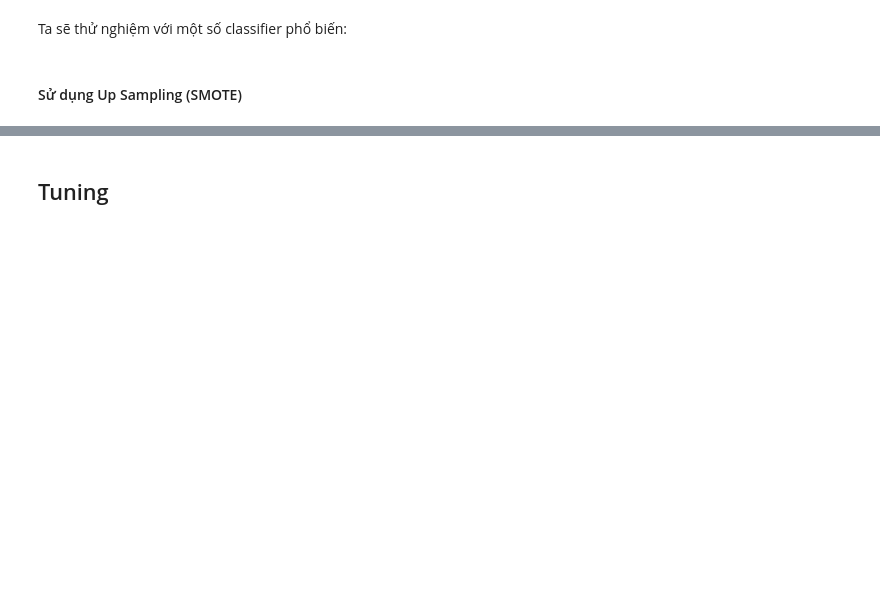
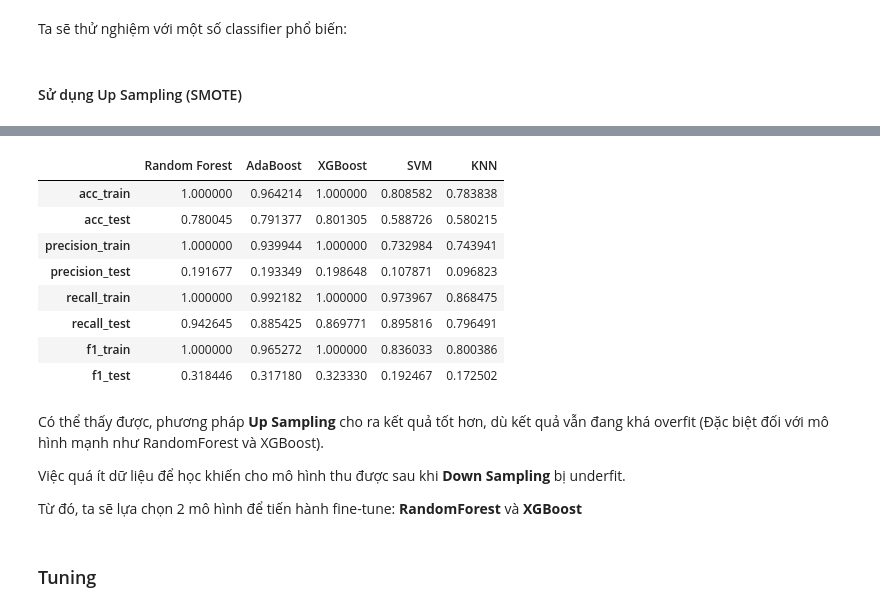
Before and after one commit to 2uanDM/FDC105_final, a Jupyter notebook: FDC105_final.ipynb, the cells around one changed output, grey strips where cells are left out. Saved outputs shown, nothing was run; the diff lists cells and outputs as text; code cells hidden in the pictures; blank space fills up the shorter version.

Commit message:
thêm phần tunning và giải thích chọn pre

```diff
--- a/FDC105_final.ipynb
+++ b/FDC105_final.ipynb
@@ -968,0 +906,11 @@ metric_df
+# %%
+metrics_result_DownSample = {}
+for classifier in classifiers.keys():
+  time_start = time.time()
+  print(f'Prediting by classifier: {classifiers[classifier]} ....')
+  acc_train, acc_val, pre_train, pre_val, re_train, re_val, f1_train, f1_val = \
+      score_model(classifier, RobustScaler, RandomUnderSampler, X_train, y_train)
+  print(f'Time consumed: {time.time() - time_start}')
+  if classifiers[classifier] not in metrics_result_DownSample:
+    metrics_result_DownSample[classifiers[classifier]] = [acc_train, acc_val, pre_train, pre_val, re_train, re_val, f1_train, f1_val]
+    print('-' * 20)
@@ -969,2 +933,21 @@ metric_df
+# %%
+metric_df = pd.DataFrame(metrics_result_DownSample,  index = ['acc_train', 'acc_test', 'precision_train', 'precision_test', 'recall_train', 'recall_test', 'f1_train', 'f1_test'])
+metric_df
+# %% [output]
+|  | Random Forest | AdaBoost | XGBoost | SVM | KNN |
+| acc_train | 1.000000 | 0.964214 | 1.000000 | 0.808582 | 0.783838 |
+| acc_test | 0.780045 | 0.791377 | 0.801305 | 0.588726 | 0.580215 |
+| precision_train | 1.000000 | 0.939944 | 1.000000 | 0.732984 | 0.743941 |
+| precision_test | 0.191677 | 0.193349 | 0.198648 | 0.107871 | 0.096823 |
+| recall_train | 1.000000 | 0.992182 | 1.000000 | 0.973967 | 0.868475 |
+| recall_test | 0.942645 | 0.885425 | 0.869771 | 0.895816 | 0.796491 |
+| f1_train | 1.000000 | 0.965272 | 1.000000 | 0.836033 | 0.800386 |
+| f1_test | 0.318446 | 0.317180 | 0.323330 | 0.192467 | 0.172502 |
+# %% [markdown]
+Có thể thấy được, phương pháp **Up Sampling** cho ra kết quả tốt hơn, dù kết quả vẫn đang khá overfit (Đặc biệt đối với mô hình mạnh như RandomForest và XGBoost).
+
+Việc quá ít dữ liệu để học khiến cho mô hình thu được sau khi **Down Sampling** bị underfit.
+
+Từ đó, ta sẽ lựa chọn 2 mô hình để tiến hành fine-tune: **RandomForest** và **XGBoost**
 # %% [markdown]
-## Tuning
+### Tuning
```
Also changed, not shown: parts of 23 cells of this notebook.
